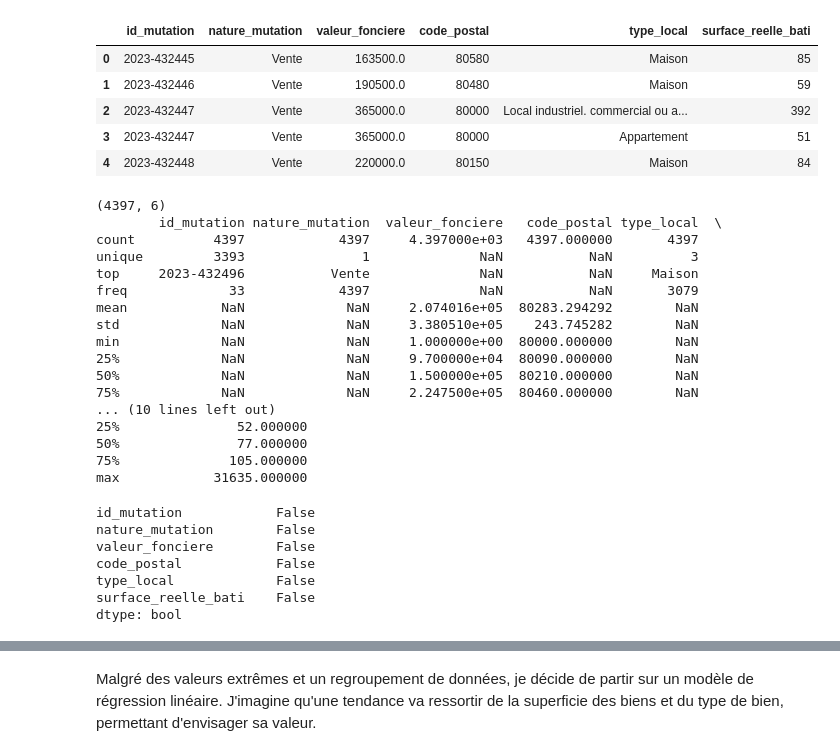
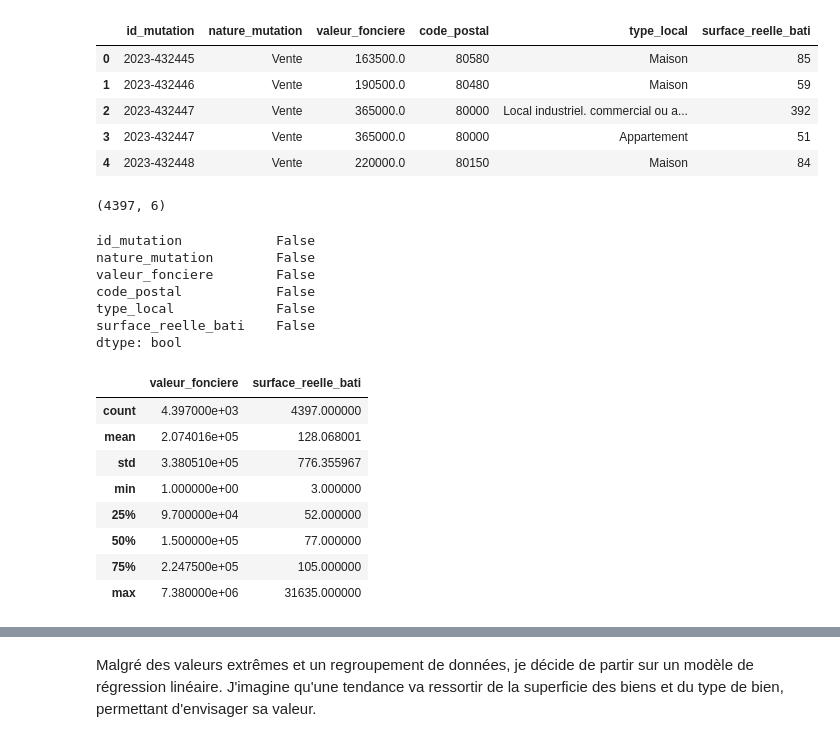
Before and after one commit to Totomir/projet-Jedha-dse-od-06, a Jupyter notebook: projet_valeur_fonciere_amiens.ipynb, the cells around one changed output, grey strips where cells are left out. Saved outputs shown, nothing was run; the diff lists cells and outputs as text; code cells hidden in the pictures.

```diff
--- a/projet_valeur_fonciere_amiens.ipynb
+++ b/projet_valeur_fonciere_amiens.ipynb
@@ -52,29 +52,10 @@ df_step2.head()
 # Affichage du nombre de ligne et de colonne
 print(df_step2.shape)
 
-# Affichage des informations statistiques essentielles
-print(df_step2.describe(include="all"))
-
 # Affichage des colonnes qui contiennent des valeurs null --> normalement il ne devrait pas en avoir après mon retraitement de données en SQL
 df_step2.isnull().any()
 # %% [output]
 (4397, 6)
-        id_mutation nature_mutation  valeur_fonciere   code_postal type_local  \
-count          4397            4397     4.397000e+03   4397.000000       4397
-unique         3393               1              NaN           NaN          3
-top     2023-432496           Vente              NaN           NaN     Maison
-freq             33            4397              NaN           NaN       3079
-mean            NaN             NaN     2.074016e+05  80283.294292        NaN
-std             NaN             NaN     3.380510e+05    243.745282        NaN
-min             NaN             NaN     1.000000e+00  80000.000000        NaN
-25%             NaN             NaN     9.700000e+04  80090.000000        NaN
-50%             NaN             NaN     1.500000e+05  80210.000000        NaN
-75%             NaN             NaN     2.247500e+05  80460.000000        NaN
-... (10 lines left out)
-25%               52.000000
-50%               77.000000
-75%              105.000000
-max            31635.000000
 id_mutation            False
 nature_mutation        False
 valeur_fonciere        False
@@ -82,3 +63,18 @@ code_postal            False
 type_local             False
 surface_reelle_bati    False
 dtype: bool
+# %%
+# Affichage des informations statistiques essentielles
+## Numeric
+df_step2_numeric = df_step2[["valeur_fonciere", "surface_reelle_bati"]]
+df_step2_numeric.describe(include="all")
+# %% [output]
+|  | valeur_fonciere | surface_reelle_bati |
+| count | 4.397000e+03 | 4397.000000 |
+| mean | 2.074016e+05 | 128.068001 |
+| std | 3.380510e+05 | 776.355967 |
+| min | 1.000000e+00 | 3.000000 |
+| 25% | 9.700000e+04 | 52.000000 |
+| 50% | 1.500000e+05 | 77.000000 |
+| 75% | 2.247500e+05 | 105.000000 |
+| max | 7.380000e+06 | 31635.000000 |
```
Also changed, not shown: parts of 15 cells of this notebook, 1 other file.
